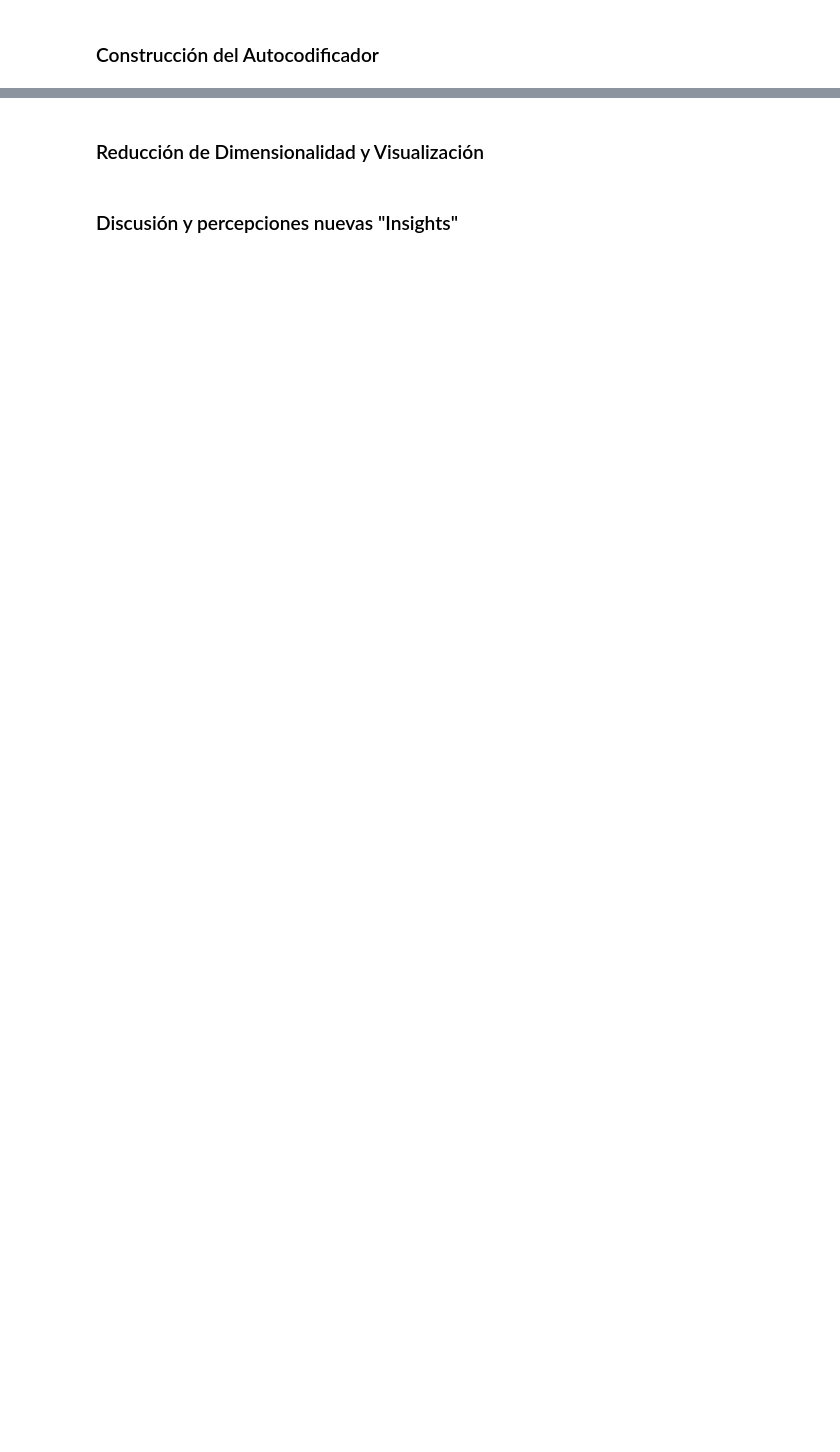
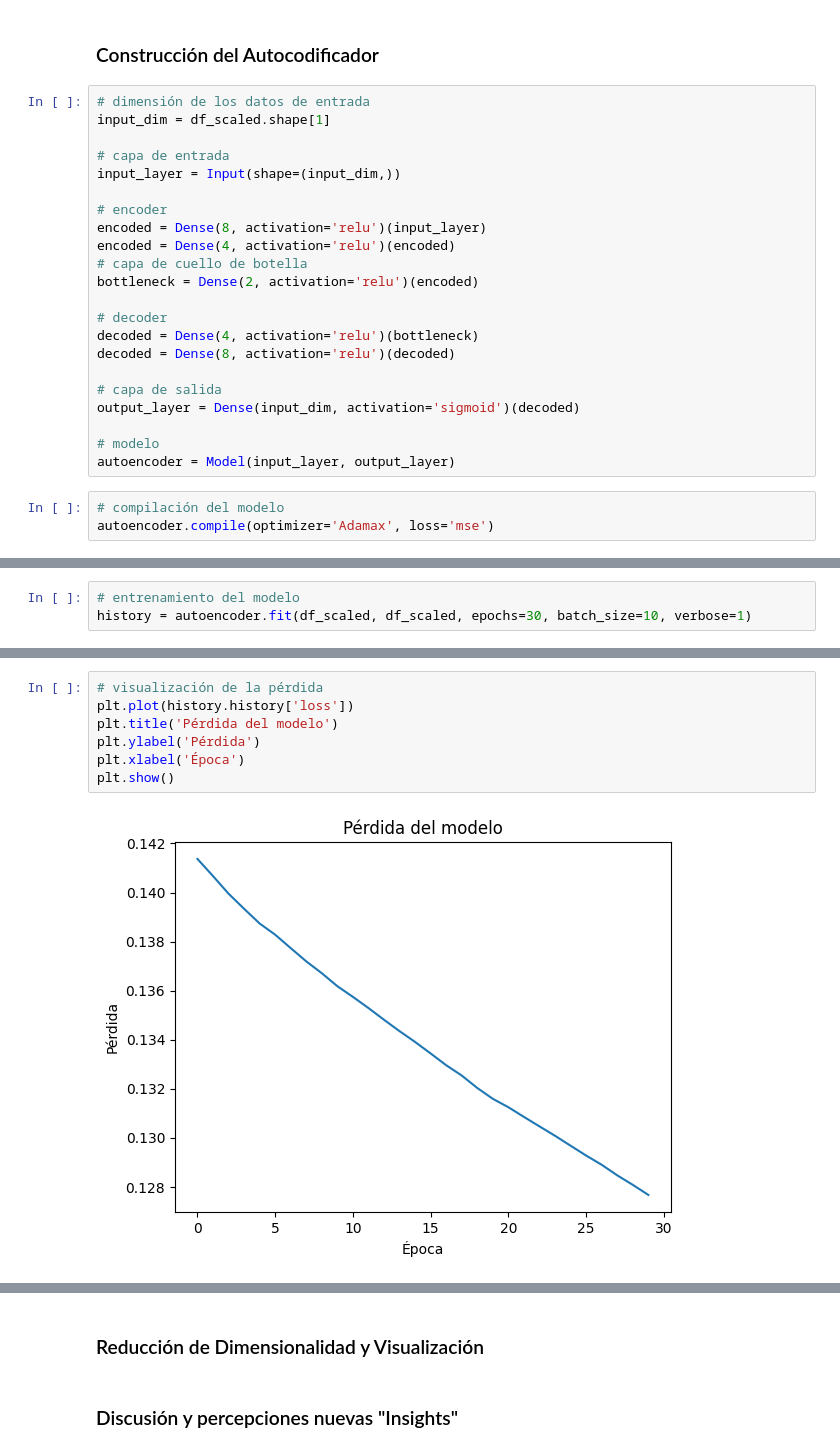
Before and after one commit to MelissaPerez09/Lab05-CC3084, a Jupyter notebook: lab05.ipynb, the cells around one changed output, grey strips where cells are left out. Drawn from its saved outputs; the diff is of its cells as text; blank space fills up the shorter version.

Commit message:
feat: autoencoder building

```diff
--- a/lab05.ipynb
+++ b/lab05.ipynb
@@ -77,2 +97,27 @@ print(df_scaled.head())
 # %% [markdown]
 ### Construcción del Autocodificador
+# %%
+# dimensión de los datos de entrada
+input_dim = df_scaled.shape[1]
+
+# capa de entrada
+input_layer = Input(shape=(input_dim,))
+
+# encoder
+encoded = Dense(8, activation='relu')(input_layer)
+encoded = Dense(4, activation='relu')(encoded)
+# capa de cuello de botella
+bottleneck = Dense(2, activation='relu')(encoded)
+
+# decoder
+decoded = Dense(4, activation='relu')(bottleneck)
+decoded = Dense(8, activation='relu')(decoded)
+
+# capa de salida
+output_layer = Dense(input_dim, activation='sigmoid')(decoded)
+
+# modelo
+autoencoder = Model(input_layer, output_layer)
+# %%
+# compilación del modelo
+autoencoder.compile(optimizer='Adamax', loss='mse')
@@ -78,0 +164,3 @@ print(df_scaled.head())
+# %%
+# entrenamiento del modelo
+history = autoencoder.fit(df_scaled, df_scaled, epochs=30, batch_size=10, verbose=1)
@@ -78,0 +192,9 @@ print(df_scaled.head())
+# %%
+# visualización de la pérdida
+plt.plot(history.history['loss'])
+plt.title('Pérdida del modelo')
+plt.ylabel('Pérdida')
+plt.xlabel('Época')
+plt.show()
+# %% [output]
+[figure, added]
```
Also changed, not shown: parts of 9 cells of this notebook.
